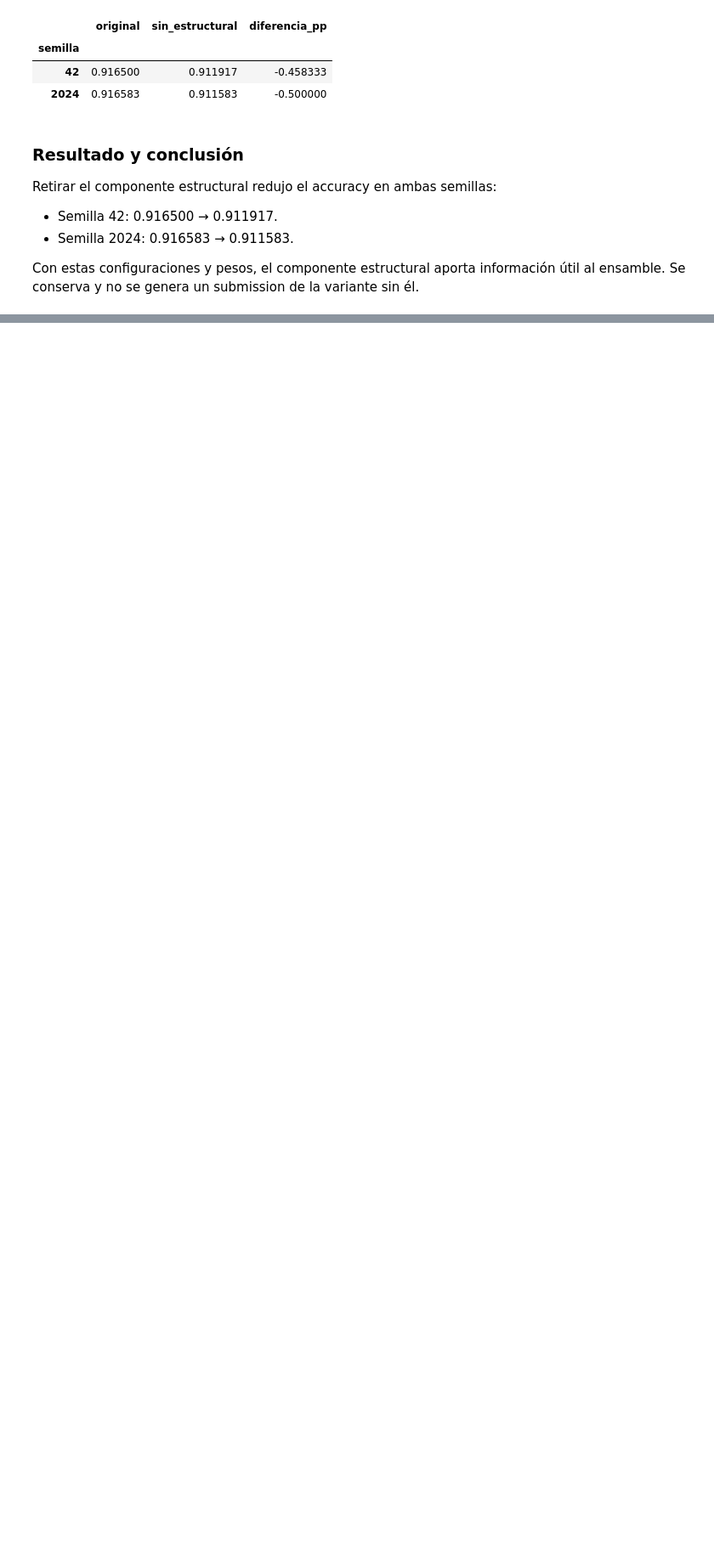
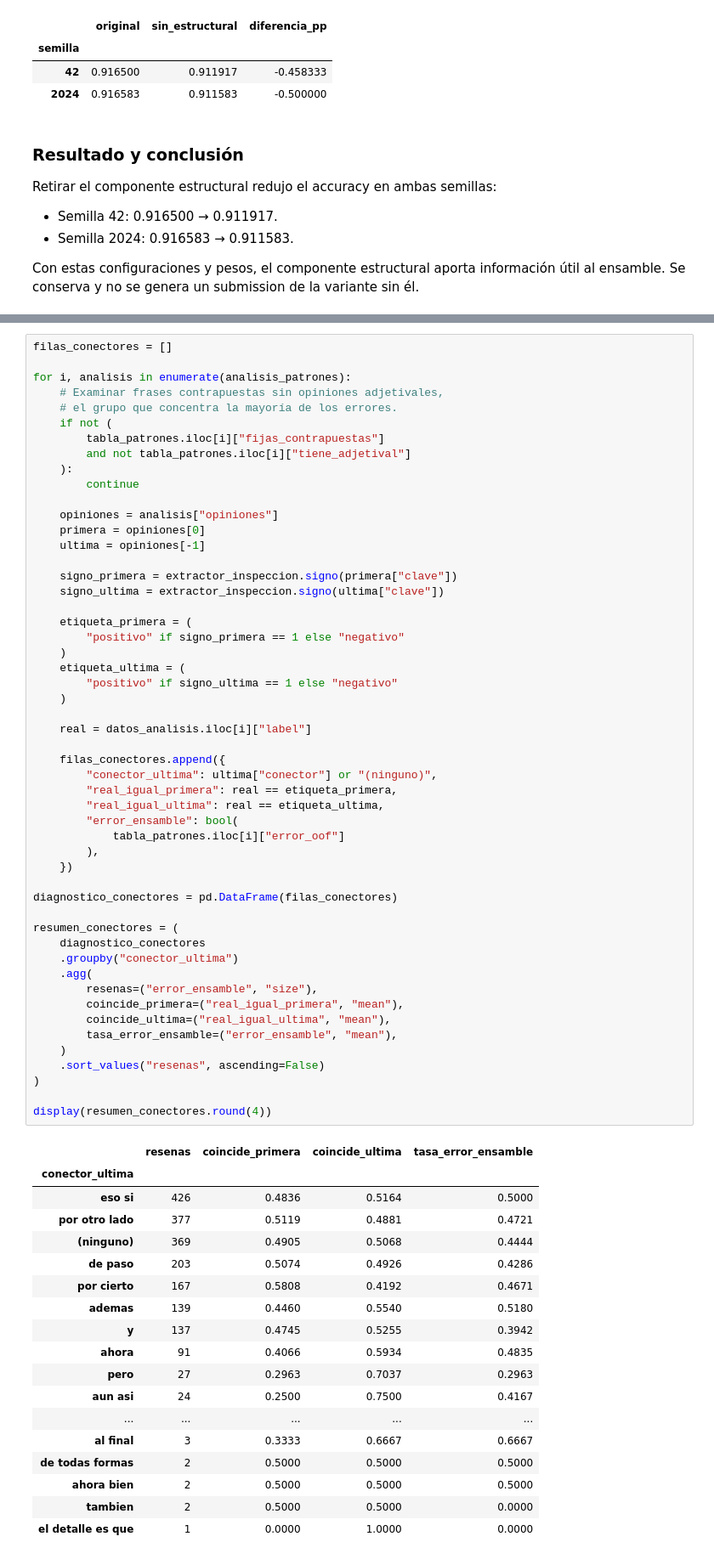
Before and after one commit to jzarruke/MLP1, a Jupyter notebook: notebooks/parte_1_regularizacion_estructural.ipynb, the cells around one changed output, grey strips where cells are left out. Shown at 85% size. Drawn from its saved outputs; the diff is of its cells as text; blank space fills up the shorter version.

```diff
--- a/notebooks/parte_1_regularizacion_estructural.ipynb
+++ b/notebooks/parte_1_regularizacion_estructural.ipynb
@@ -2625,0 +2954,71 @@ de la variante sin él.
+# %%
+filas_conectores = []
+
+for i, analisis in enumerate(analisis_patrones):
+    # Examinar frases contrapuestas sin opiniones adjetivales,
+    # el grupo que concentra la mayoría de los errores.
+    if not (
+        tabla_patrones.iloc[i]["fijas_contrapuestas"]
+        and not tabla_patrones.iloc[i]["tiene_adjetival"]
+    ):
+        continue
+
+    opiniones = analisis["opiniones"]
+    primera = opiniones[0]
+    ultima = opiniones[-1]
+
+    signo_primera = extractor_inspeccion.signo(primera["clave"])
+    signo_ultima = extractor_inspeccion.signo(ultima["clave"])
+
+    etiqueta_primera = (
+        "positivo" if signo_primera == 1 else "negativo"
+    )
+    etiqueta_ultima = (
+        "positivo" if signo_ultima == 1 else "negativo"
+    )
+
+    real = datos_analisis.iloc[i]["label"]
+
+    filas_conectores.append({
+        "conector_ultima": ultima["conector"] or "(ninguno)",
+        "real_igual_primera": real == etiqueta_primera,
+        "real_igual_ultima": real == etiqueta_ultima,
+        "error_ensamble": bool(
+            tabla_patrones.iloc[i]["error_oof"]
+        ),
+    })
+
+diagnostico_conectores = pd.DataFrame(filas_conectores)
+
+resumen_conectores = (
+    diagnostico_conectores
+    .groupby("conector_ultima")
+    .agg(
+        resenas=("error_ensamble", "size"),
+        coincide_primera=("real_igual_primera", "mean"),
+        coincide_ultima=("real_igual_ultima", "mean"),
+        tasa_error_ensamble=("error_ensamble", "mean"),
+    )
+    .sort_values("resenas", ascending=False)
+)
+
+display(resumen_conectores.round(4))
+# %% [output]
+|  | resenas | coincide_primera | coincide_ultima | tasa_error_ensamble |
+| conector_ultima |  |  |  |  |
+| eso si | 426 | 0.4836 | 0.5164 | 0.5000 |
+| por otro lado | 377 | 0.5119 | 0.4881 | 0.4721 |
+| (ninguno) | 369 | 0.4905 | 0.5068 | 0.4444 |
+| de paso | 203 | 0.5074 | 0.4926 | 0.4286 |
+| por cierto | 167 | 0.5808 | 0.4192 | 0.4671 |
+| ademas | 139 | 0.4460 | 0.5540 | 0.5180 |
+| y | 137 | 0.4745 | 0.5255 | 0.3942 |
+| ahora | 91 | 0.4066 | 0.5934 | 0.4835 |
+| pero | 27 | 0.2963 | 0.7037 | 0.2963 |
+| aun asi | 24 | 0.2500 | 0.7500 | 0.4167 |
+| ... | ... | ... | ... | ... |
+| al final | 3 | 0.3333 | 0.6667 | 0.6667 |
+| de todas formas | 2 | 0.5000 | 0.5000 | 0.5000 |
+| ahora bien | 2 | 0.5000 | 0.5000 | 0.5000 |
+| tambien | 2 | 0.5000 | 0.5000 | 0.0000 |
+| el detalle es que | 1 | 0.0000 | 1.0000 | 0.0000 |
```
Also changed, not shown: parts of 15 cells of this notebook, 21 other files.
